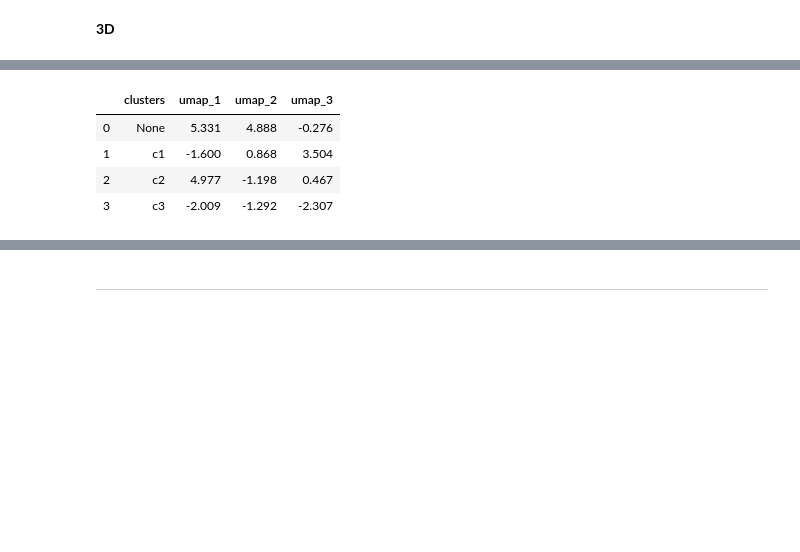
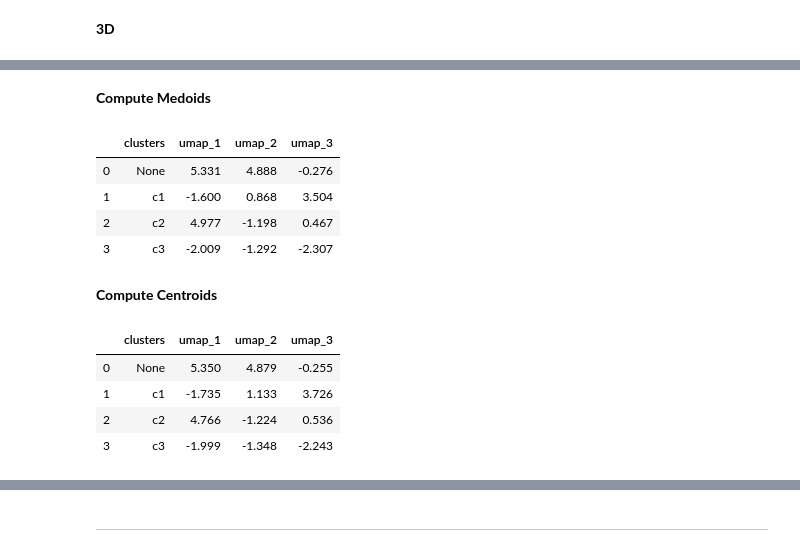
Before and after one commit to PabloRR100/NLP, a Jupyter notebook: Side_projects/Document_Clustering/Notebooks__Local/HDBSCAN.ipynb, the cells around one changed output, grey strips where cells are left out. Drawn from its saved outputs; the diff is of its cells as text; code cells hidden in the pictures; blank space fills up the shorter version.

```diff
--- a/Side_projects/Document_Clustering/Notebooks__Local/HDBSCAN.ipynb
+++ b/Side_projects/Document_Clustering/Notebooks__Local/HDBSCAN.ipynb
@@ -210,3 +193,5 @@ df = pd.DataFrame(
+# %% [markdown]
+**Compute Medoids**
 # %%
 d = {-1: 'None', 0:'c1', 1:'c2', 2:'c3'}
 medoids = df.groupby('clusters').median().reset_index()
@@ -218,5 +203,18 @@ medoids
 | 1 | c1 | -1.600 | 0.868 | 3.504 |
 | 2 | c2 | 4.977 | -1.198 | 0.467 |
 | 3 | c3 | -2.009 | -1.292 | -2.307 |
+# %% [markdown]
+**Compute Centroids**
+# %%
+d = {-1: 'None', 0:'c1', 1:'c2', 2:'c3'}
+centroids = df.groupby('clusters').mean().reset_index()
+centroids['clusters'] = centroids['clusters'].map(d)
+centroids
+# %% [output]
+|  | clusters | umap_1 | umap_2 | umap_3 |
+| 0 | None | 5.350 | 4.879 | -0.255 |
+| 1 | c1 | -1.735 | 1.133 | 3.726 |
+| 2 | c2 | 4.766 | -1.224 | 0.536 |
+| 3 | c3 | -1.999 | -1.348 | -2.243 |
 # %%
 df = pd.concat((df, medoids))
```
Also changed, not shown: parts of 9 cells of this notebook, 1 other file.
